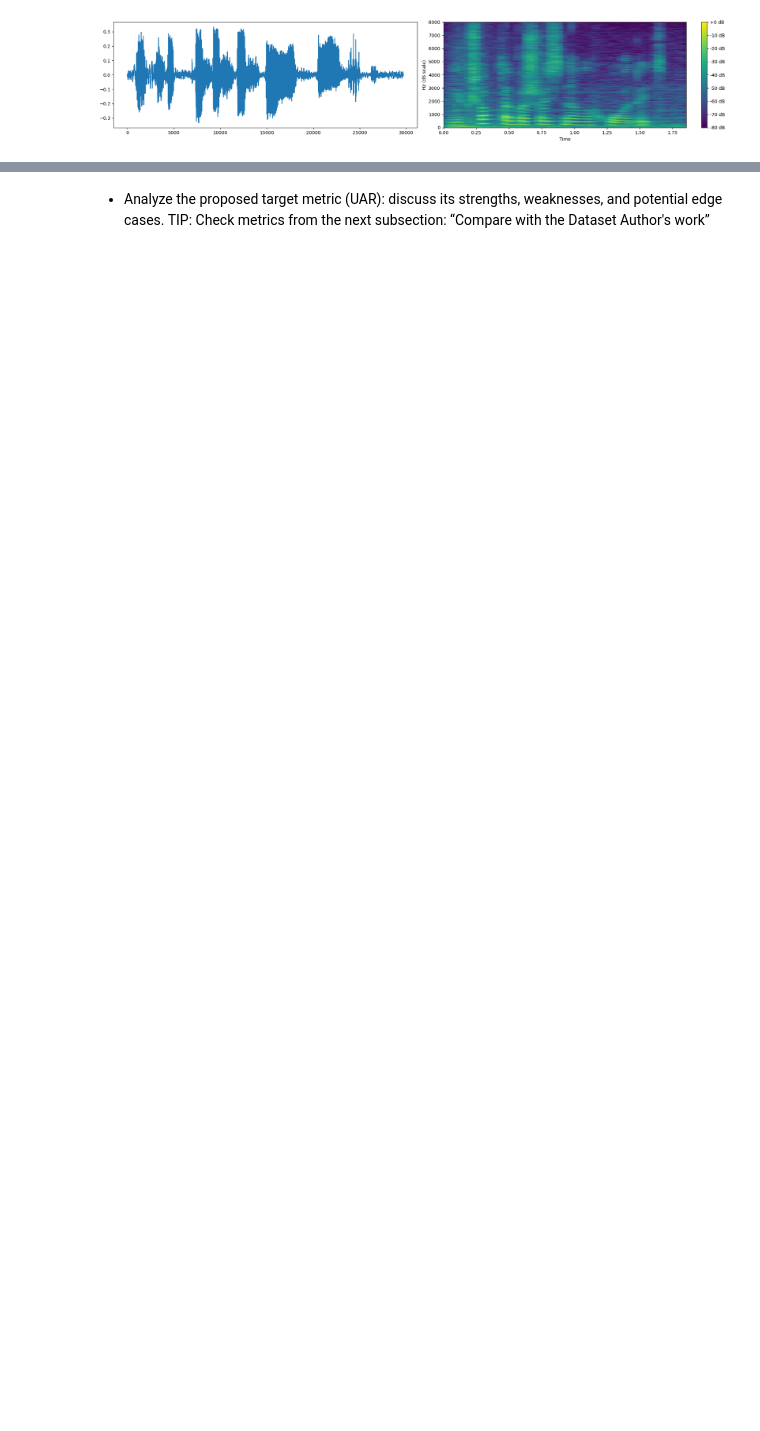
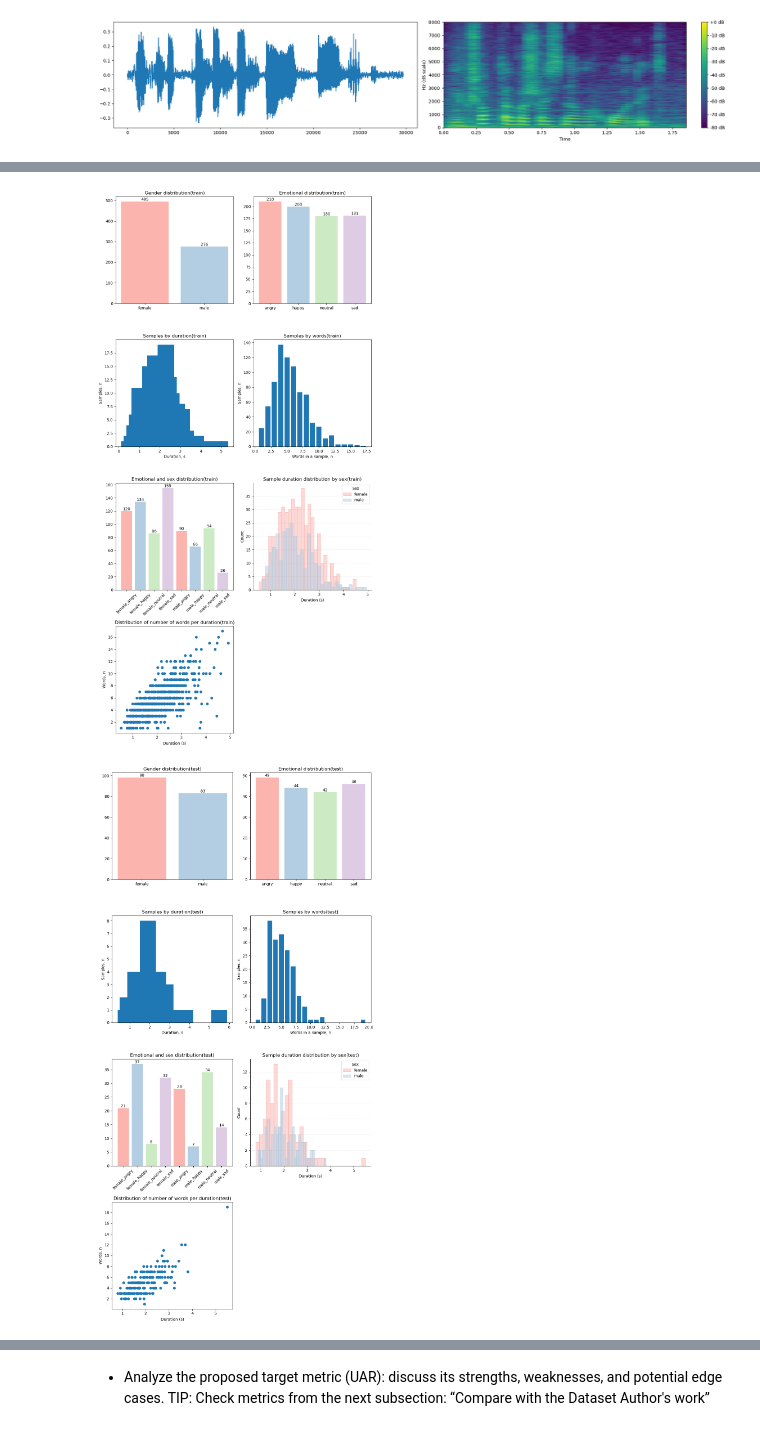
Before and after one commit to ALEGATOR1209/kse-deep-audio-lab1, a Jupyter notebook: lab1.ipynb, the cells around one changed output, grey strips where cells are left out. Cells and saved outputs as stored; diff of their text form; code cells hidden in the pictures; blank space fills up the shorter version.

```diff
--- a/lab1.ipynb
+++ b/lab1.ipynb
@@ -201,0 +104,8 @@ fig.tight_layout()
+# %%
+from plot_dataset import plot_dataset
+
+plot_dataset(df[df['split'] == 'test'], suffix='(test)')
+plot_dataset(df[df['split'] == 'train'], suffix='(train)')
+# %% [output]
+[figure, added]
+[figure, added]
```
Also changed, not shown: parts of 11 cells of this notebook, 2 other files.
